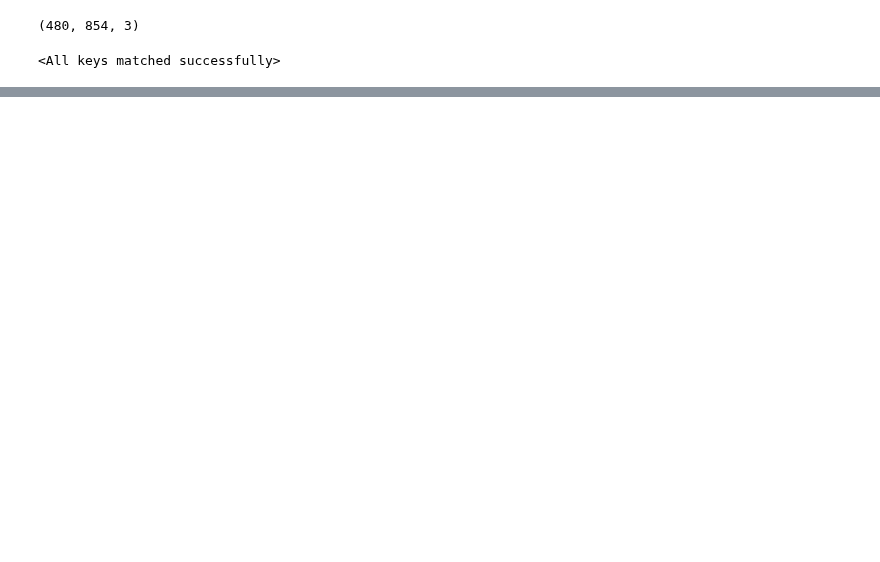
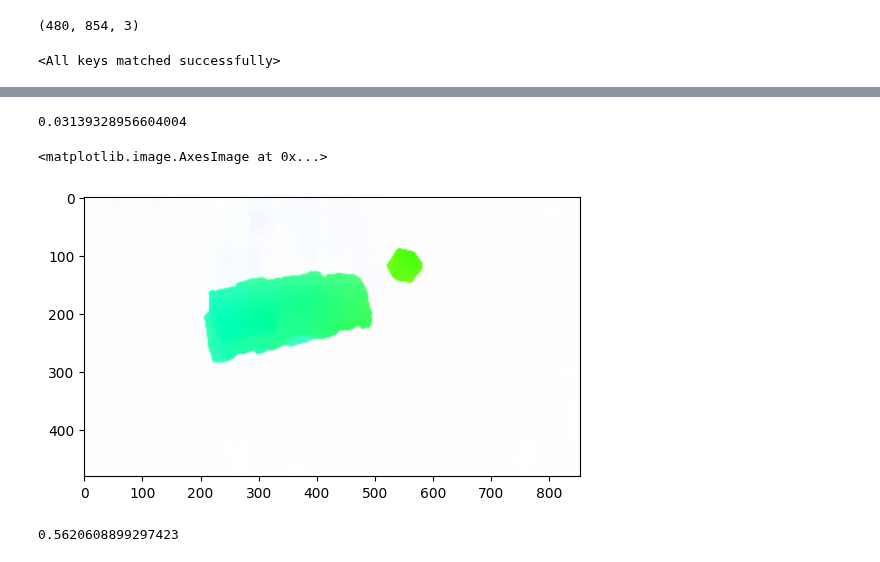
Before and after one commit to pac48/thesis_nerf, a Jupyter notebook: notebooks/nerf_optical_flow.ipynb, the cells around one changed output, grey strips where cells are left out. Cells and saved outputs as stored; diff of their text form; code cells hidden in the pictures; blank space fills up the shorter version.

```diff
--- a/notebooks/nerf_optical_flow.ipynb
+++ b/notebooks/nerf_optical_flow.ipynb
@@ -224,0 +450,74 @@ plt.imshow(vis_flow)
+# %%
+image1 = np.array(255*image_composed[:,:,:3]).astype(np.uint8)
+image2 = ros_image[:,:,:3]
+image1 = torch.from_numpy(image1).permute(2, 0, 1).float().unsqueeze(0).to(device)
+image2 = torch.from_numpy(image2).permute(2, 0, 1).float().unsqueeze(0).to(device)
+
+padding_factor=32
+fixed_inference_size = None
+fixed_inference_size = (int(448*.5), int(768*.5))
+
+# the model is trained with size: width > height
+transpose_img = False
+if image1.size(-2) > image1.size(-1):
+    image1 = torch.transpose(image1, -2, -1)
+    image2 = torch.transpose(image2, -2, -1)
+    transpose_img = True
+
+nearest_size = [int(np.ceil(image1.size(-2) / padding_factor)) * padding_factor,
+                int(np.ceil(image1.size(-1) / padding_factor)) * padding_factor]
+
+# resize to nearest size or specified size
+inference_size = nearest_size if fixed_inference_size is None else fixed_inference_size
+
+assert isinstance(inference_size, list) or isinstance(inference_size, tuple)
+ori_size = image1.shape[-2:]
+
+# resize before inference
+if inference_size[0] != ori_size[0] or inference_size[1] != ori_size[1]:
+    image1 = F.interpolate(image1, size=inference_size, mode='bilinear',
+                           align_corners=True)
+    image2 = F.interpolate(image2, size=inference_size, mode='bilinear',
+                           align_corners=True)
+
+
+for i in range(1):
+    import time
+    start = time.time()
+    with torch.inference_mode():
+        results_dict = model(image1, image2,
+                            attn_type='swin',
+                            attn_splits_list=[2, 8],
+                            corr_radius_list=[-1, 4],
+                            prop_radius_list=[-1, 1],
+                            num_reg_refine=6,
+                            task='flow'
+                            )
+    print(time.time() - start)
+
+
+flow_pr = results_dict['flow_preds'][-1]
+
+# resize back
+if inference_size[0] != ori_size[0] or inference_size[1] != ori_size[1]:
+    flow_pr = F.interpolate(flow_pr, size=ori_size, mode='bilinear',
+                            align_corners=True)
+    flow_pr[:, 0] = flow_pr[:, 0] * ori_size[-1] / inference_size[-1]
+    flow_pr[:, 1] = flow_pr[:, 1] * ori_size[-2] / inference_size[-2]
+
+if transpose_img:
+    flow_pr = torch.transpose(flow_pr, -2, -1)
+
+flow = flow_pr[0].permute(1, 2, 0).cpu().numpy()  # [H, W, 2]
+
+plt.figure()
+vis_flow = flow_to_image(flow)
+plt.imshow(vis_flow)
+# %% [output]
+0.03139328956604004
+<matplotlib.image.AxesImage at 0x...>
+[figure, added]
+# %%
+height/width
+# %% [output]
+0.5620608899297423
```
Also changed, not shown: parts of 8 cells of this notebook.
